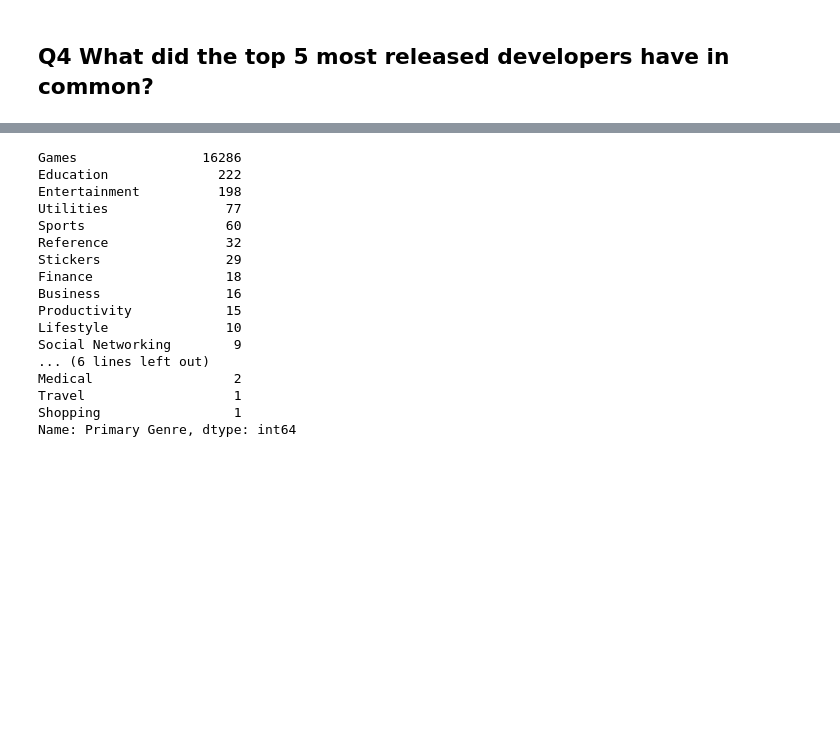
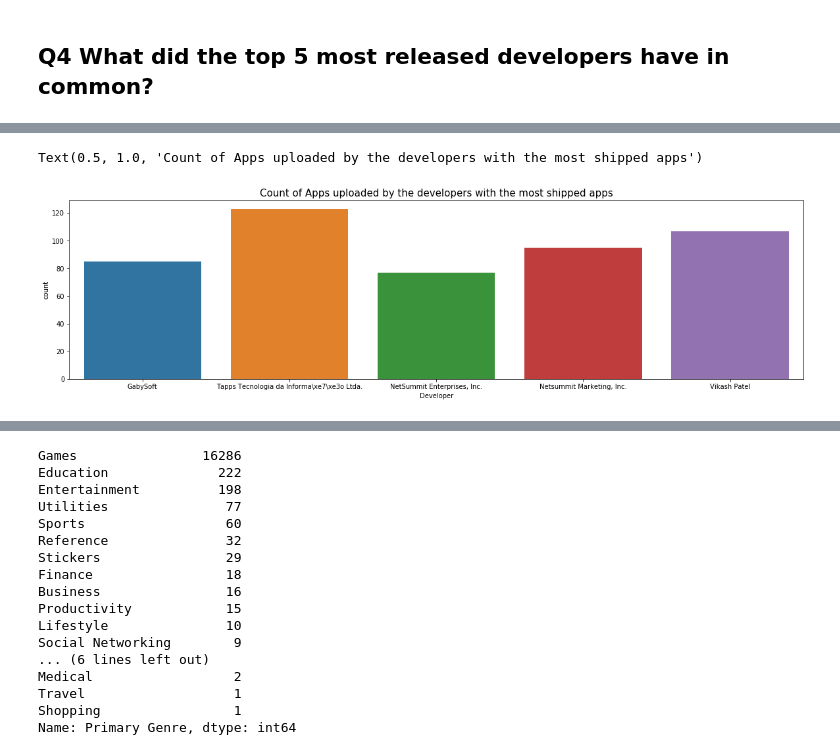
Before and after one commit to SamuelFolledo/DS1.1-Data-Analysis-And-Visualization, a Jupyter notebook: FinalProject/Mobile Strategy Games Analysis.ipynb, the cells around one changed output, grey strips where cells are left out. Drawn from its saved outputs; the diff is of its cells as text; code cells hidden in the pictures; blank space fills up the shorter version.

```diff
--- a/FinalProject/Mobile Strategy Games Analysis.ipynb
+++ b/FinalProject/Mobile Strategy Games Analysis.ipynb
@@ -377,0 +412,10 @@ most_released_devs.to_frame()
+# %%
+# top_5_devs_df.info()
+n_user_rating = top_5_devs_df['Developer']
+plt.figure(figsize=(20,5))
+sns.countplot(n_user_rating)
+plt.title("Count of apps uploaded by the developers with the most shipped apps",fontsize=15)
+# sns.countplot(x='Developer', edgecolor="1", hue="Multiple Languages", data=top_5_devs_df)
+# %% [output]
+Text(0.5, 1.0, 'Count of Apps uploaded by the developers with the most shipped apps')
+[figure, added]
```
Also changed, not shown: parts of 13 cells of this notebook.
